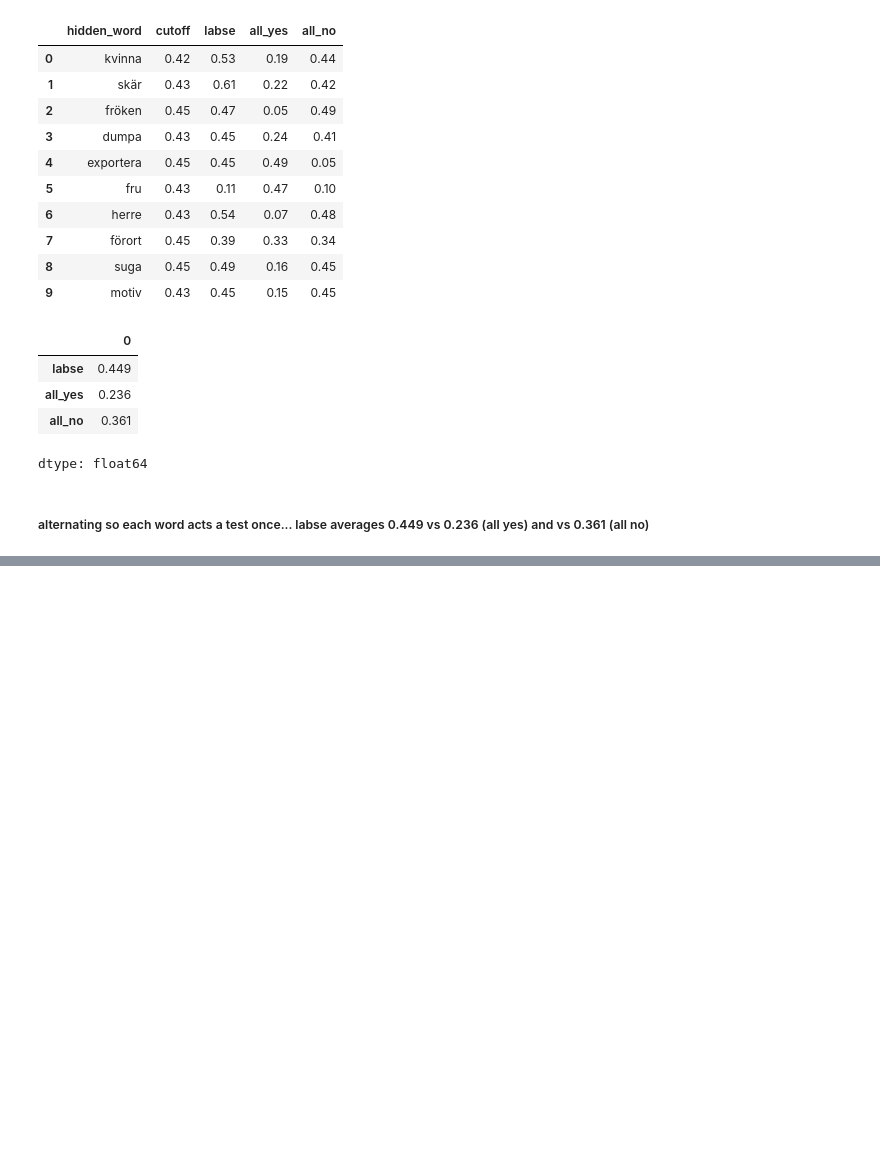
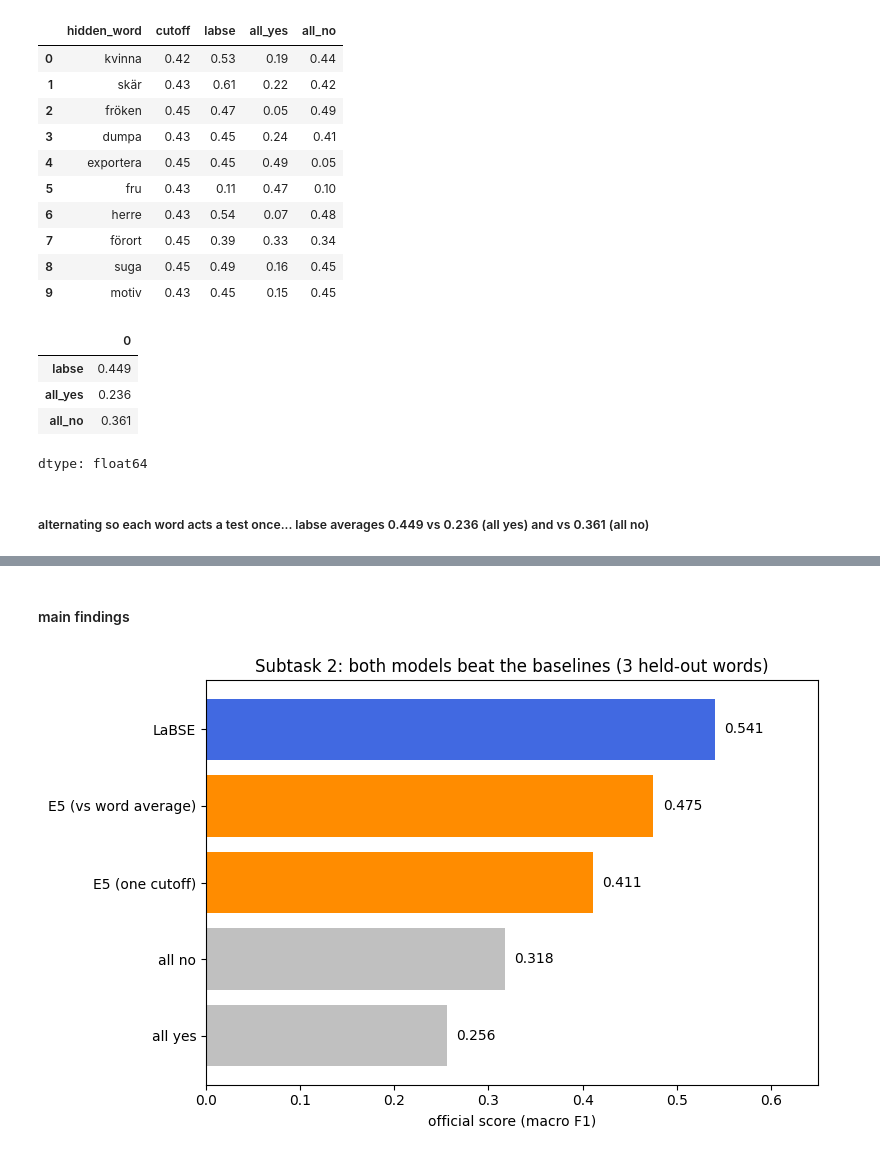
Before and after one commit to afridorian/semantic-change-over-time, a Jupyter notebook: src/swedish_subtask2.ipynb, the cells around one changed output, grey strips where cells are left out. Saved outputs shown, nothing was run; the diff lists cells and outputs as text; code cells hidden in the pictures; blank space fills up the shorter version.

Commit message:
added some plots/viz for eda stuff and subtask 2
probably going to tweak them or just use different library or something cuz it looks meh

```diff
--- a/src/swedish_subtask2.ipynb
+++ b/src/swedish_subtask2.ipynb
@@ -571,0 +584,12 @@ dtype: float64
+# %%
+chart1 = pd.DataFrame({
+    "method": ["all yes", "all no", "E5 (one cutoff)", "E5 (vs word average)", "LaBSE"],
+    "score": [
+        average_word_f1(test_data, np.ones(len(test_data))),
+        average_word_f1(test_data, np.zeros(len(test_data))),
+        average_word_f1(e5_test, e5_raw_predictions),
+        average_word_f1(e5_test, e5_test_predictions),
+        average_word_f1(test_data, test_predictions),
+    ],
+})
+chart1
@@ -571,0 +603,18 @@ dtype: float64
+# %% [markdown]
+#### main findings
+# %%
+colors = ["silver", "silver", "darkorange", "darkorange", "royalblue"]
+
+plt.figure(figsize=(8, 5))
+plt.barh(chart1["method"], chart1["score"], color=colors)
+for i, score in enumerate(chart1["score"]):
+    plt.text(score + 0.01, i, round(score, 3), va="center")
+
+plt.xlabel("official score (macro F1)")
+plt.title("Subtask 2: both models beat the baselines (3 held-out words)")
+plt.xlim(0, 0.65)
+plt.tight_layout()
+plt.savefig("../outputs/subtask2_results.png", dpi=200)
+plt.show()
+# %% [output]
+[figure, added]
```
Also changed, not shown: parts of 13 cells of this notebook.
